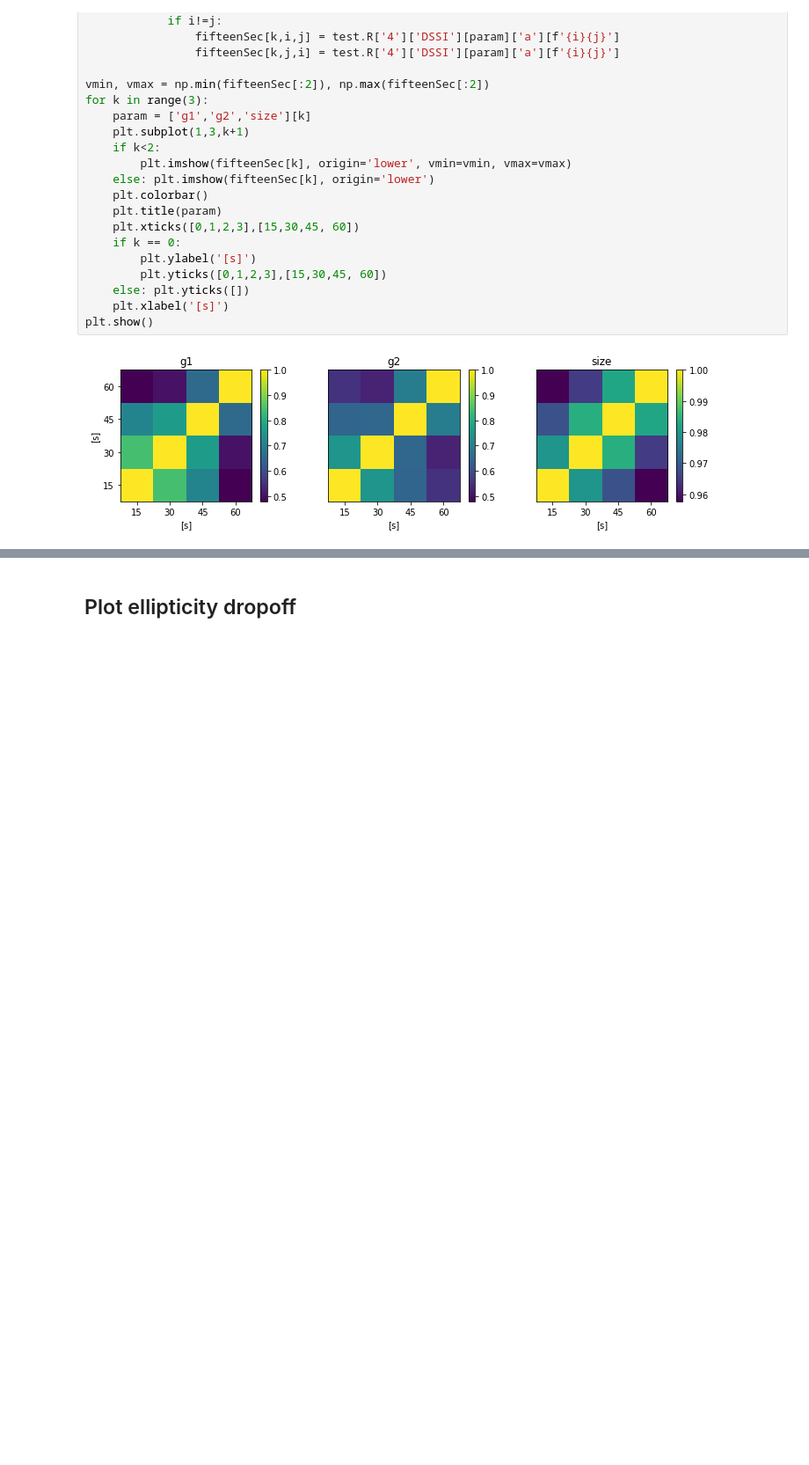
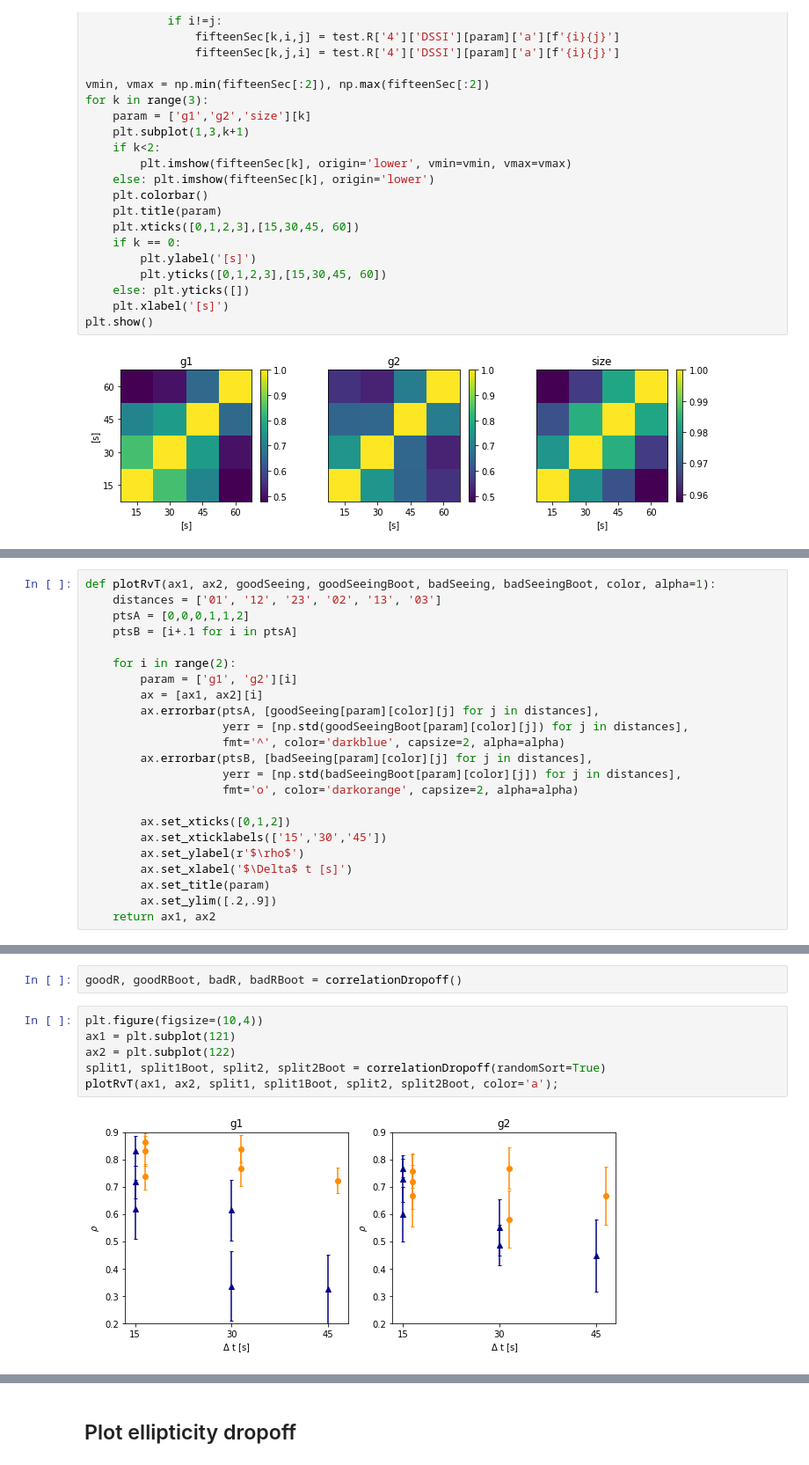
Before and after one commit to cahebert/speckles, a Jupyter notebook: Code/Plot parameter analyses.ipynb, the cells around one changed output, grey strips where cells are left out. Shown at 88% size. Drawn from its saved outputs; the diff is of its cells as text; blank space fills up the shorter version.

```diff
--- a/Code/Plot parameter analyses.ipynb
+++ b/Code/Plot parameter analyses.ipynb
@@ -176,0 +186,23 @@ plotRvT(good1bRs, bad1bRs, good2bRs, bad2bRs)
+# %%
+def plotRvT(ax1, ax2, goodSeeing, goodSeeingBoot, badSeeing, badSeeingBoot, color, alpha=1):
+    distances = ['01', '12', '23', '02', '13', '03']
+    ptsA = [0,0,0,1,1,2]
+    ptsB = [i+.1 for i in ptsA]
+
+    for i in range(2):
+        param = ['g1', 'g2'][i]
+        ax = [ax1, ax2][i]
+        ax.errorbar(ptsA, [goodSeeing[param][color][j] for j in distances],
+                    yerr = [np.std(goodSeeingBoot[param][color][j]) for j in distances],
+                    fmt='^', color='darkblue', capsize=2, alpha=alpha)
+        ax.errorbar(ptsB, [badSeeing[param][color][j] for j in distances],
+                    yerr = [np.std(badSeeingBoot[param][color][j]) for j in distances],
+                    fmt='o', color='darkorange', capsize=2, alpha=alpha)
+
+        ax.set_xticks([0,1,2])
+        ax.set_xticklabels(['15','30','45'])
+        ax.set_ylabel(r'$\rho$')
+        ax.set_xlabel('$\Delta$ t [s]')
+        ax.set_title(param)
+        ax.set_ylim([.2,.9])
+    return ax1, ax2
@@ -176,0 +220,10 @@ plotRvT(good1bRs, bad1bRs, good2bRs, bad2bRs)
+# %%
+goodR, goodRBoot, badR, badRBoot = correlationDropoff()
+# %%
+plt.figure(figsize=(10,4))
+ax1 = plt.subplot(121)
+ax2 = plt.subplot(122)
+split1, split1Boot, split2, split2Boot = correlationDropoff(randomSort=True)
+plotRvT(ax1, ax2, split1, split1Boot, split2, split2Boot, color='a');
+# %% [output]
+[figure, added]
```
Also changed, not shown: parts of 16 cells of this notebook.
